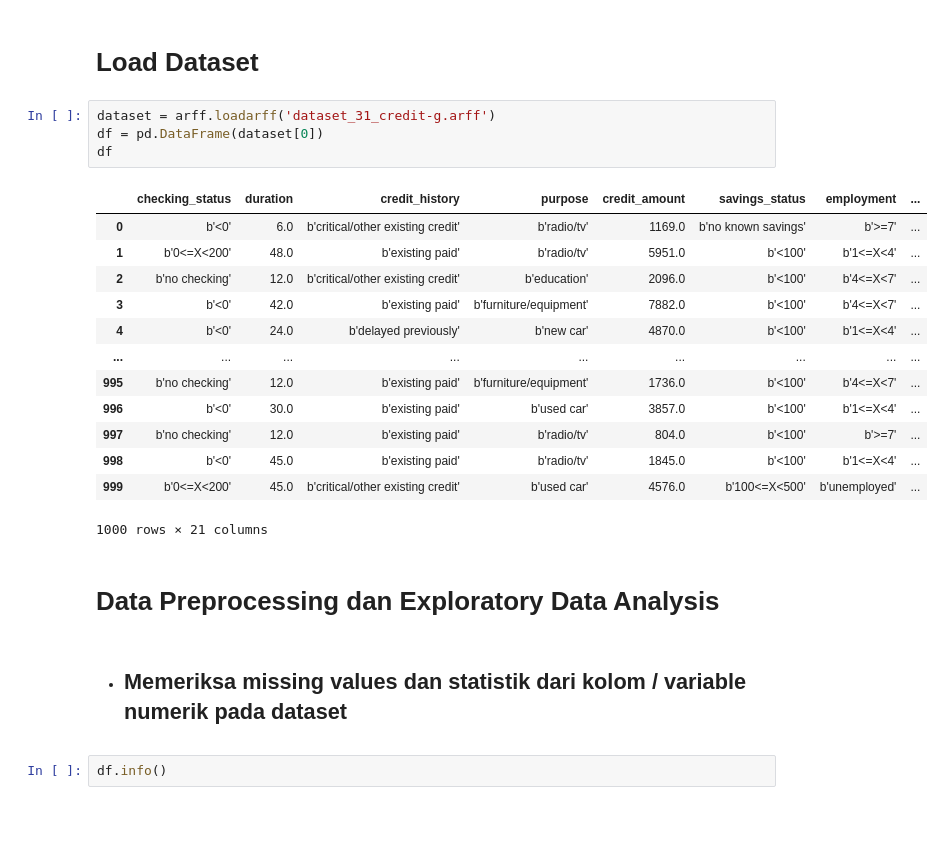
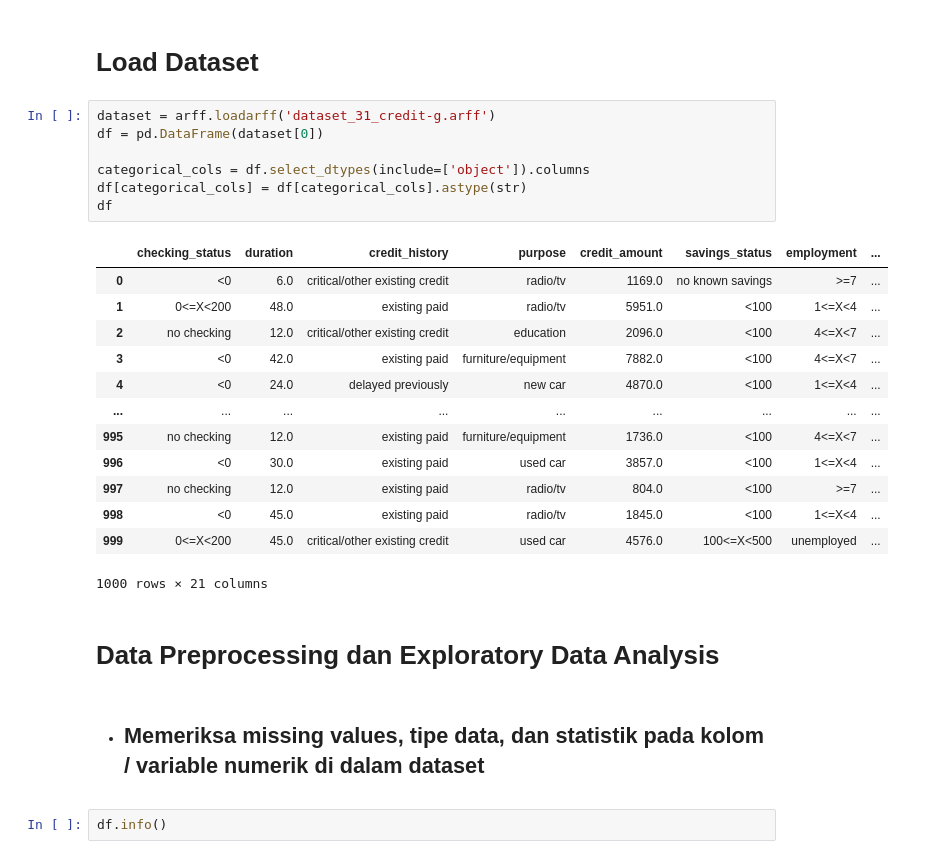
Before and after one commit to JayaWinata/Oprec-ISLAB, a Jupyter notebook: credit-g-classification.ipynb, the cells around one changed output. Cells and saved outputs as stored; diff of their text form; blank space fills up the shorter version.

```diff
--- a/credit-g-classification.ipynb
+++ b/credit-g-classification.ipynb
@@ -7,25 +18,28 @@ import numpy as np
 # %%
 dataset = arff.loadarff('dataset_31_credit-g.arff')
 df = pd.DataFrame(dataset[0])
+
+categorical_cols = df.select_dtypes(include=['object']).columns
+df[categorical_cols] = df[categorical_cols].astype(str)
 df
 # %% [output]
 |  | checking_status | duration | credit_history | purpose | credit_amount | savings_status | employment | ... |
-| 0 | b'<0' | 6.0 | b'critical/other existing credit' | b'radio/tv' | 1169.0 | b'no known savings' | b'>=7' | ... |
-| 1 | b'0<=X<200' | 48.0 | b'existing paid' | b'radio/tv' | 5951.0 | b'<100' | b'1<=X<4' | ... |
-| 2 | b'no checking' | 12.0 | b'critical/other existing credit' | b'education' | 2096.0 | b'<100' | b'4<=X<7' | ... |
-| 3 | b'<0' | 42.0 | b'existing paid' | b'furniture/equipment' | 7882.0 | b'<100' | b'4<=X<7' | ... |
-| 4 | b'<0' | 24.0 | b'delayed previously' | b'new car' | 4870.0 | b'<100' | b'1<=X<4' | ... |
+| 0 | <0 | 6.0 | critical/other existing credit | radio/tv | 1169.0 | no known savings | >=7 | ... |
+| 1 | 0<=X<200 | 48.0 | existing paid | radio/tv | 5951.0 | <100 | 1<=X<4 | ... |
+| 2 | no checking | 12.0 | critical/other existing credit | education | 2096.0 | <100 | 4<=X<7 | ... |
+| 3 | <0 | 42.0 | existing paid | furniture/equipment | 7882.0 | <100 | 4<=X<7 | ... |
+| 4 | <0 | 24.0 | delayed previously | new car | 4870.0 | <100 | 1<=X<4 | ... |
 | ... | ... | ... | ... | ... | ... | ... | ... | ... |
-| 995 | b'no checking' | 12.0 | b'existing paid' | b'furniture/equipment' | 1736.0 | b'<100' | b'4<=X<7' | ... |
-| 996 | b'<0' | 30.0 | b'existing paid' | b'used car' | 3857.0 | b'<100' | b'1<=X<4' | ... |
-| 997 | b'no checking' | 12.0 | b'existing paid' | b'radio/tv' | 804.0 | b'<100' | b'>=7' | ... |
-| 998 | b'<0' | 45.0 | b'existing paid' | b'radio/tv' | 1845.0 | b'<100' | b'1<=X<4' | ... |
-| 999 | b'0<=X<200' | 45.0 | b'critical/other existing credit' | b'used car' | 4576.0 | b'100<=X<500' | b'unemployed' | ... |
+| 995 | no checking | 12.0 | existing paid | furniture/equipment | 1736.0 | <100 | 4<=X<7 | ... |
+| 996 | <0 | 30.0 | existing paid | used car | 3857.0 | <100 | 1<=X<4 | ... |
+| 997 | no checking | 12.0 | existing paid | radio/tv | 804.0 | <100 | >=7 | ... |
+| 998 | <0 | 45.0 | existing paid | radio/tv | 1845.0 | <100 | 1<=X<4 | ... |
+| 999 | 0<=X<200 | 45.0 | critical/other existing credit | used car | 4576.0 | 100<=X<500 | unemployed | ... |
 1000 rows × 21 columns
 # %% [markdown]
 # Data Preprocessing dan Exploratory Data Analysis
 # %% [markdown]
-- ## Memeriksa missing values dan statistik dari kolom / variable numerik pada dataset
+- ## Memeriksa missing values, tipe data,  dan statistik pada kolom / variable numerik di dalam dataset
 # %%
 df.info()
 # %% [output]
```
Also changed, not shown: parts of 12 cells of this notebook.
